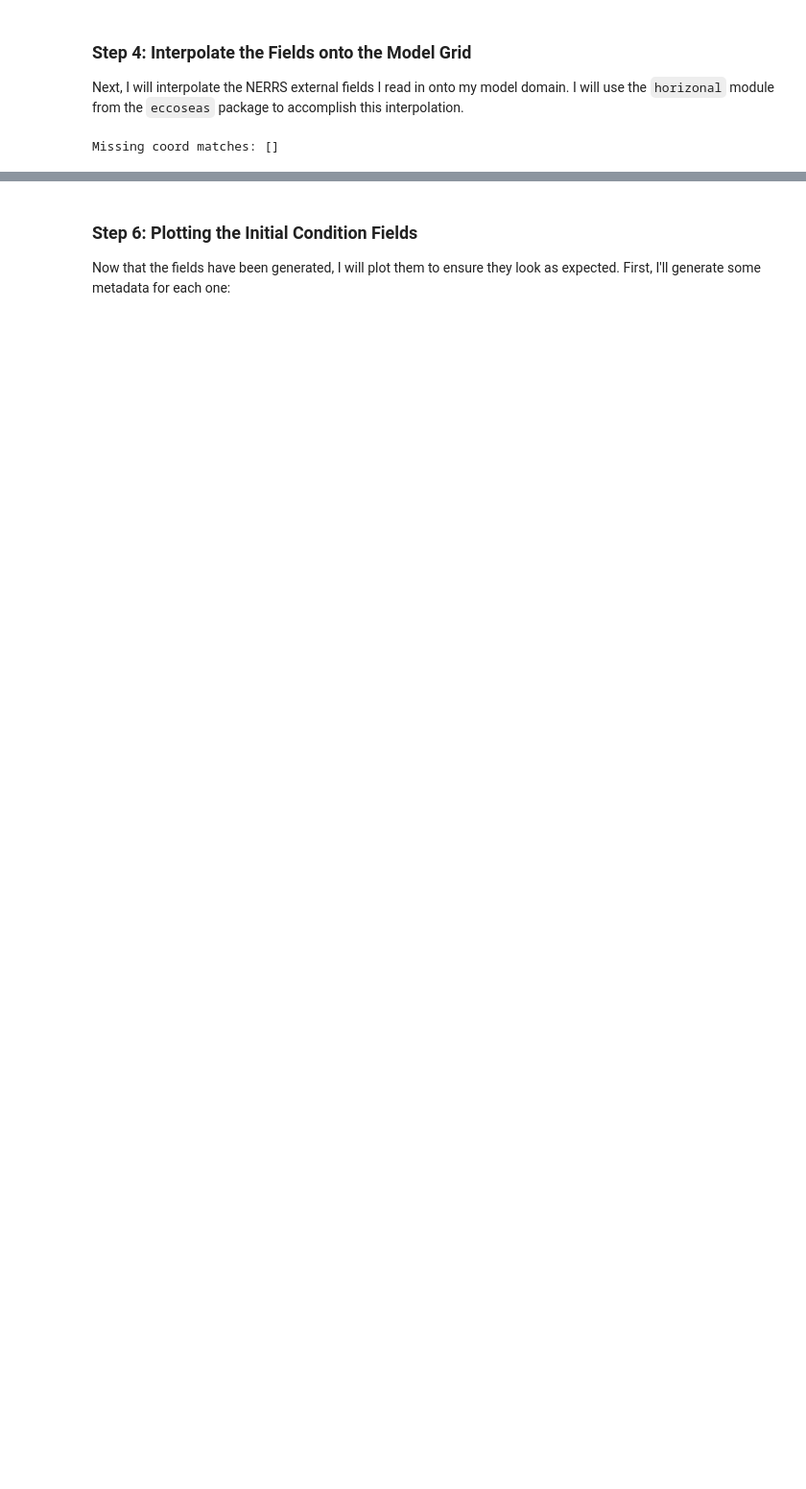
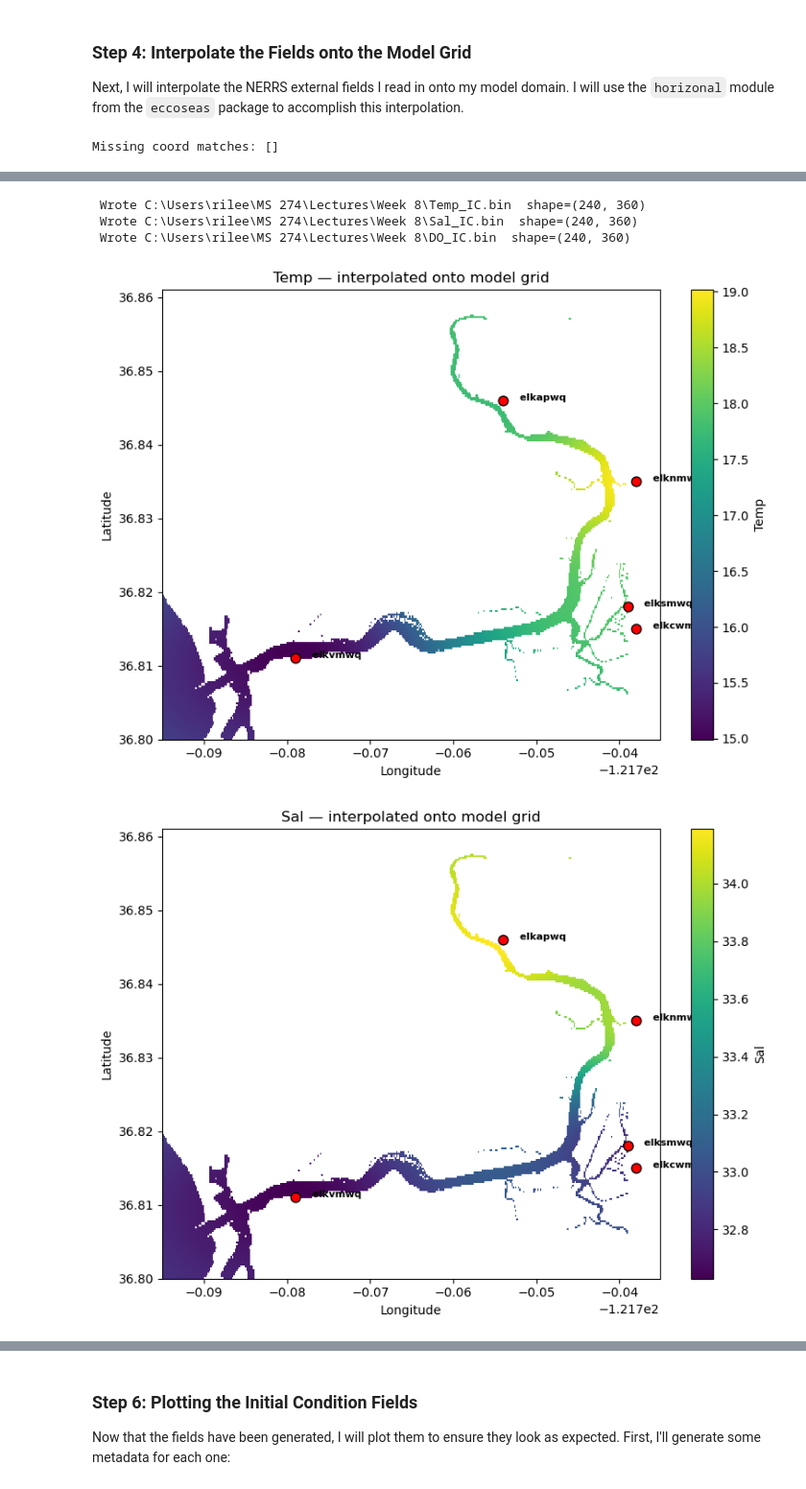
Before and after one commit to rileewadsworth/ms274_fall2025, a Jupyter notebook: homework_8/Elkhorn Slough Initial Conditions.ipynb, the cells around one changed output, grey strips where cells are left out. Shown at 96% size. Saved outputs shown, nothing was run; the diff lists cells and outputs as text; code cells hidden in the pictures; blank space fills up the shorter version.

```diff
--- a/homework_8/Elkhorn Slough Initial Conditions.ipynb
+++ b/homework_8/Elkhorn Slough Initial Conditions.ipynb
@@ -221,0 +282,47 @@ Stations used: ['elkapwq   ', 'elkcwmet  ', 'elknmwq   ', 'elksmwq   ', 'elkvmwq
+# %%
+# choose a 2D mask (recommend any-wet from hFacC)
+mask2d = (hFacC.max(axis=0) > 0).astype(np.int8)
+
+variables = ['Temp', 'Sal', 'DO']
+interpolated = {}
+for var in variables:
+    interpolated[var] = interpolate_idw_to_grid_meters(
+        oct_mean, var, XC, YC, mask2d, k=4, power=2, max_dist_m=None
+    )
+# %%
+
+for var in ['Temp', 'Sal', 'DO']:
+    grid = interpolated[var]  # 2-D array (ny, nx)
+
+    # create filename
+    output_file = os.path.join(input_dir, f'{var}_IC.bin')
+
+    # write as big-endian float32 (C order)
+    grid.ravel(order='C').astype('>f4').tofile(output_file)
+
+    print(f' Wrote {output_file}  shape={grid.shape}')
+# %% [output]
+ Wrote C:\Users\rilee\MS 274\Lectures\Week 8\Temp_IC.bin  shape=(240, 360)
+ Wrote C:\Users\rilee\MS 274\Lectures\Week 8\Sal_IC.bin  shape=(240, 360)
+ Wrote C:\Users\rilee\MS 274\Lectures\Week 8\DO_IC.bin  shape=(240, 360)
+# %%
+#quick view of plots
+for var in ['Temp', 'Sal', 'DO']:
+    field = interpolated[var]
+
+    plt.figure(figsize=(8, 6))
+    im = plt.pcolormesh(XC, YC, field, shading='auto')
+    plt.scatter(oct_mean['lon'], oct_mean['lat'], c='r', edgecolors='k', s=60, zorder=3)
+    for i, row in oct_mean.iterrows():
+        plt.text(row['lon'] + 0.002, row['lat'], row['StationCode'],
+                 fontsize=8, color='k', weight='bold')
+
+    plt.colorbar(im, label=var)
+    plt.title(f"{var} — interpolated onto model grid")
+    plt.xlabel("Longitude")
+    plt.ylabel("Latitude")
+    plt.tight_layout()
+    plt.show()
+# %% [output]
+[figure, added]
+[figure, added]
```
Also changed, not shown: parts of 14 cells of this notebook.
